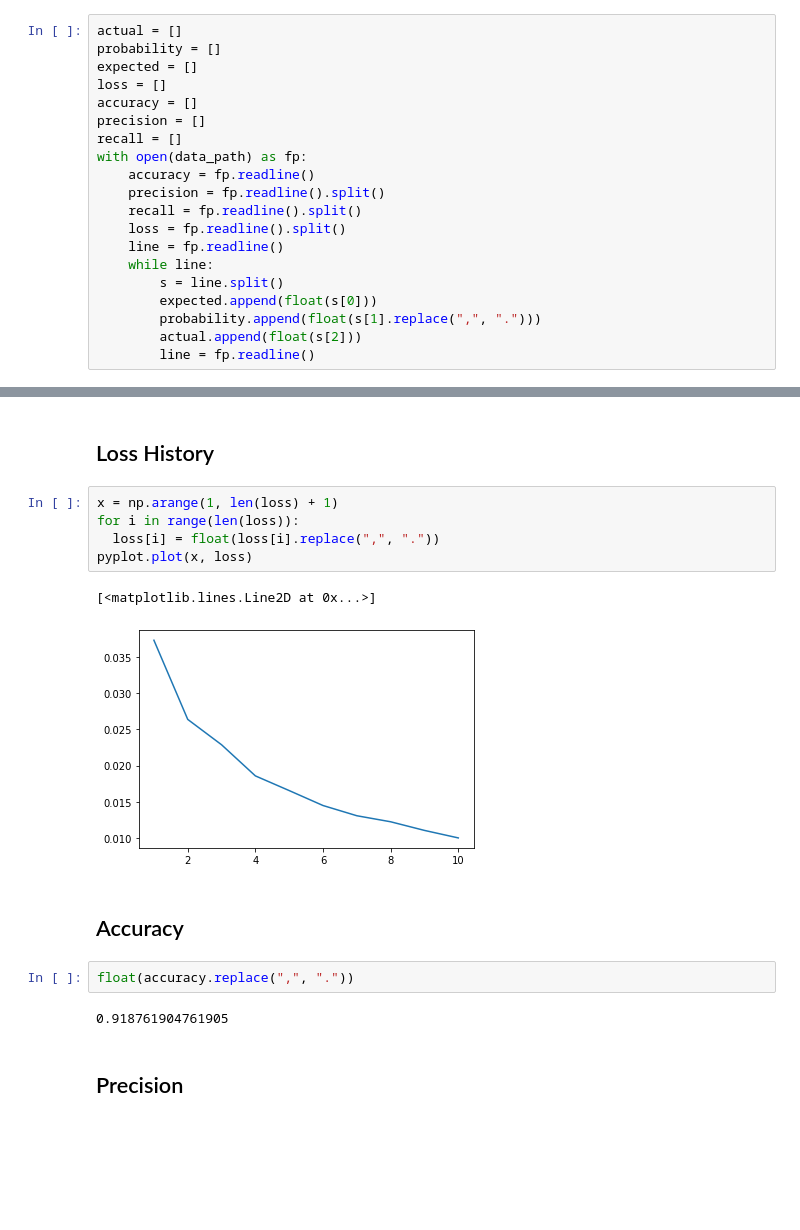
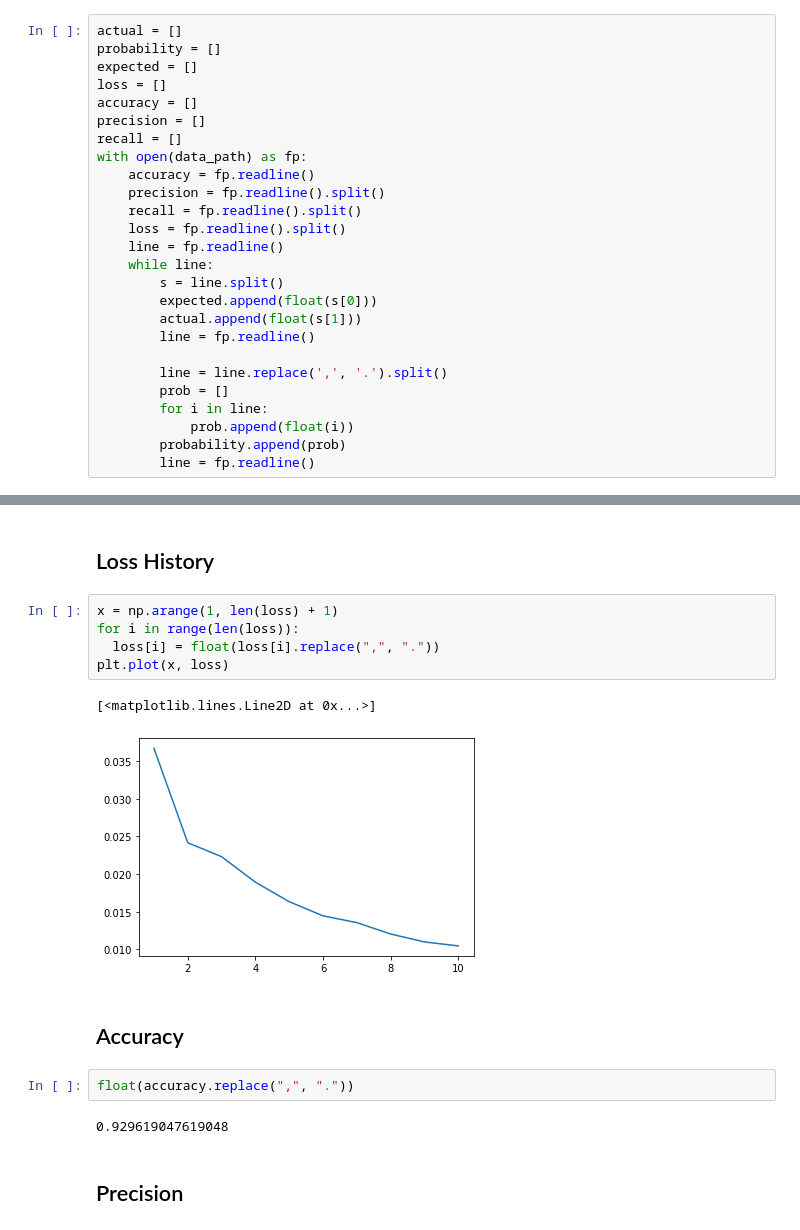
Before and after one commit to annz7/NeuralNetworksCourse, a Jupyter notebook: AlexNet/metrics.ipynb, the cells around one changed output, grey strips where cells are left out. Cells and saved outputs as stored; diff of their text form; blank space fills up the shorter version.

```diff
--- a/AlexNet/metrics.ipynb
+++ b/AlexNet/metrics.ipynb
@@ -29,9 +29,15 @@ with open(data_path) as fp:
     while line:
         s = line.split()
         expected.append(float(s[0]))
-        probability.append(float(s[1].replace(",", ".")))
-        actual.append(float(s[2]))
+        actual.append(float(s[1]))
         line = fp.readline()
+
+        line = line.replace(',', '.').split()
+        prob = []
+        for i in line:
+            prob.append(float(i))
+        probability.append(prob)
+        line = fp.readline()
 # %%
 df = pd.DataFrame()
 df['precision'] = precision
@@ -41,17 +47,17 @@ df['recall'] = recall
 # %%
 x = np.arange(1, len(loss) + 1)
 for i in range(len(loss)):
   loss[i] = float(loss[i].replace(",", "."))
-pyplot.plot(x, loss)
+plt.plot(x, loss)
 # %% [output]
 [<matplotlib.lines.Line2D at 0x...>]
-[figure, old version]
+[figure, new version]
 # %% [markdown]
 ## Accuracy
 # %%
 float(accuracy.replace(",", "."))
 # %% [output]
-0.918761904761905
+0.929619047619048
 # %% [markdown]
 ## Precision
 # %%
```
Also changed, not shown: parts of 6 cells of this notebook.
